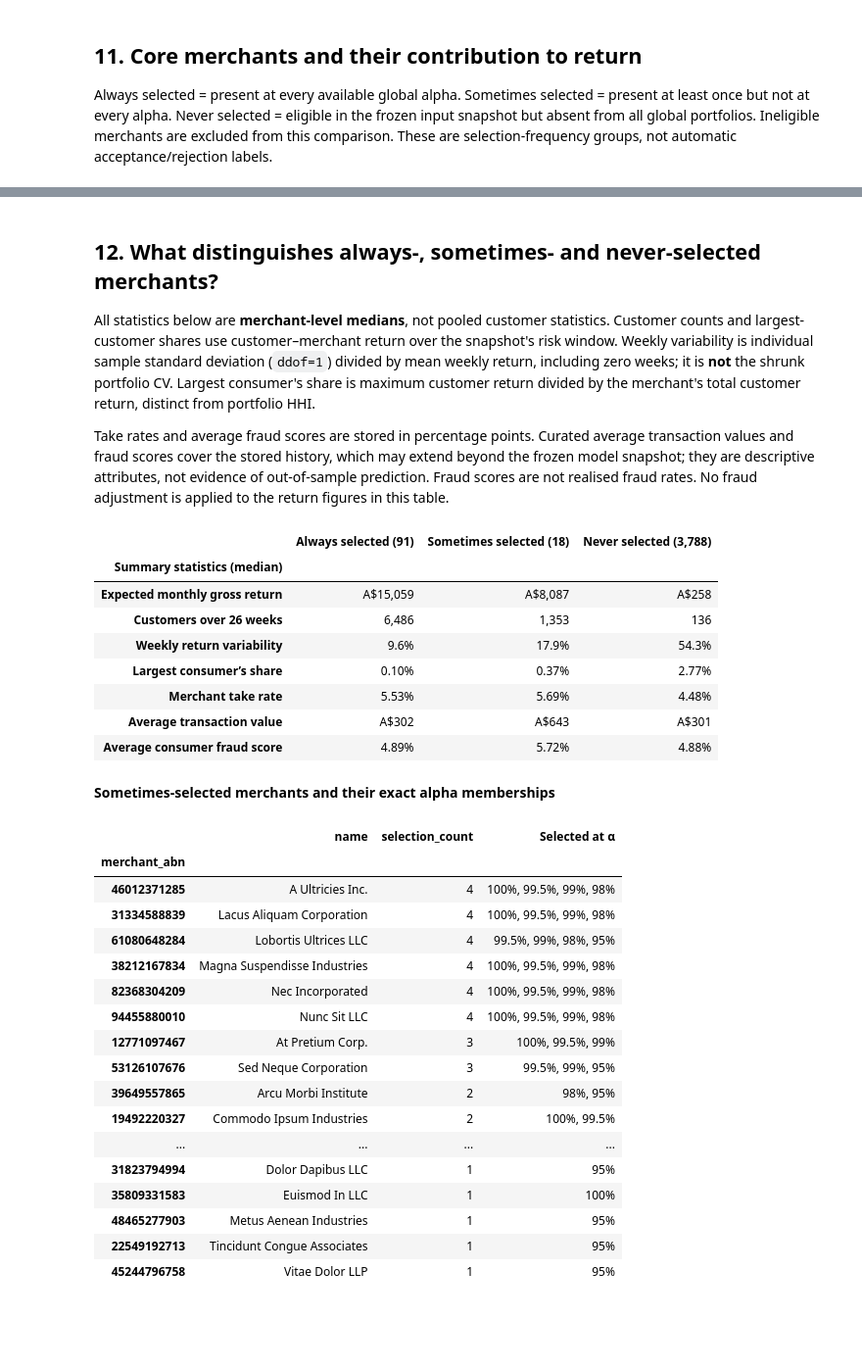
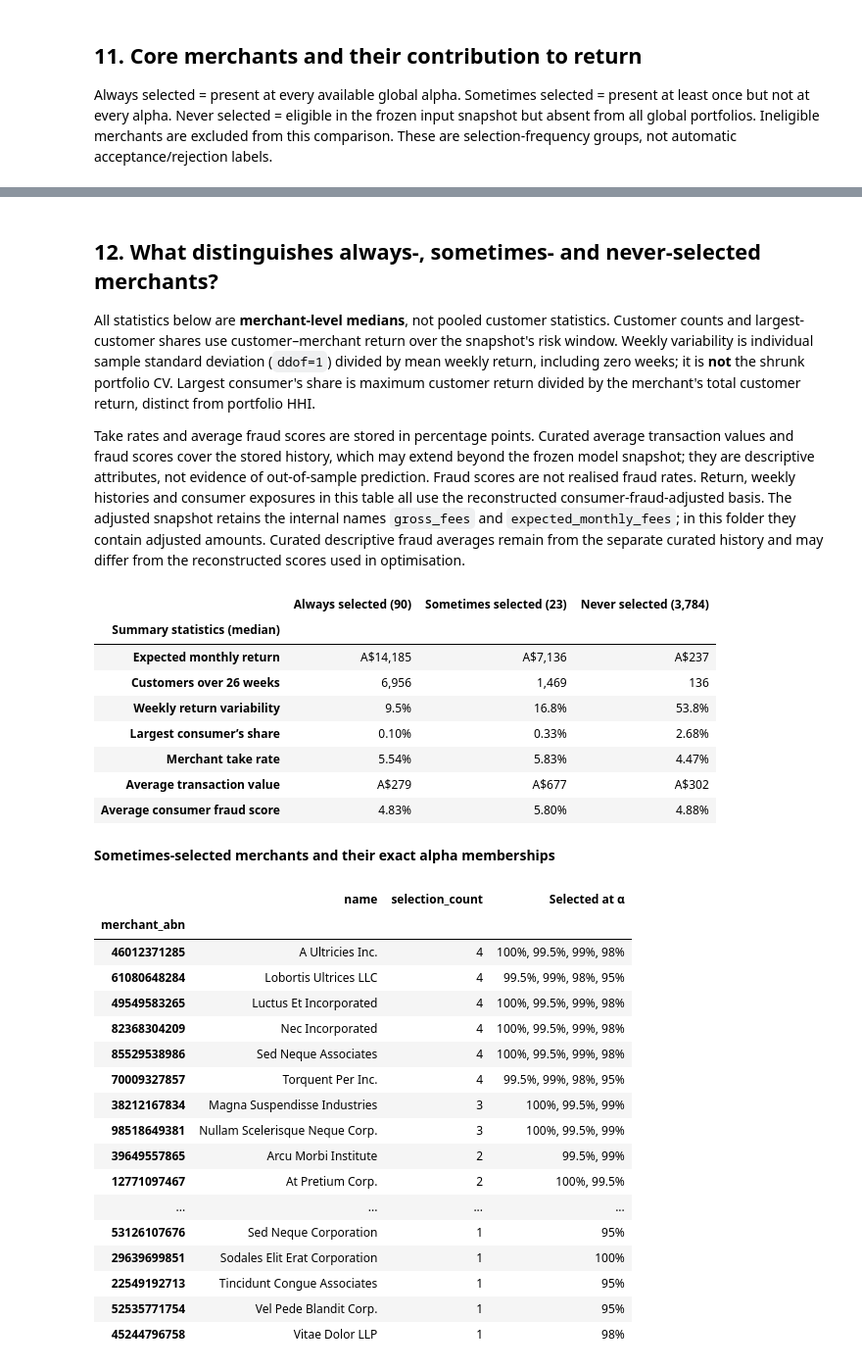
Before and after one commit to hannimeee/industry-project-group-19, a Jupyter notebook: code/11_summary.ipynb, the cells around one changed output, grey strips where cells are left out. Shown at 98% size. Cells and saved outputs as stored; diff of their text form; code cells hidden in the pictures; blank space fills up the shorter version.

```diff
--- a/code/11_summary.ipynb
+++ b/code/11_summary.ipynb
@@ -215,0 +130,19 @@ Technology, Digital & Communications — retention 100.0%
+# %%
+SELECTED_RETENTION = 1.0
+
+RANKING_COLUMNS = [
+    "rank_by_expected_fees",
+    "merchant_abn",
+    "merchant_name",
+    "merchant_category",
+    "merchant_expected_monthly_adjusted_fees",
+]
+
+def ranking_head(frame, retention=SELECTED_RETENTION):
+    selected = frame.loc[np.isclose(frame["retention"], retention)].copy()
+    if len(selected) != 100:
+        raise ValueError(f"Expected 100 merchants at retention={retention}, found {len(selected)}")
+    return selected.sort_values("rank_by_expected_fees")[RANKING_COLUMNS].head(5)
+
+print(f"Overall portfolio — retention {SELECTED_RETENTION:.1%}")
+display(ranking_head(dashboards["Overall"]))
@@ -233,7 +224,7 @@ SEGMENT_ORDER = [
     "Arts, Crafts, Gifts & Entertainment",
     "Automotive, Outdoor & Recreational Equipment",
 ]
-SNAPSHOT_DIR = PROJECT_ROOT / "handoff" / "input_snapshot"
+SNAPSHOT_DIR = PROJECT_ROOT / "handoff" / "fraud_adjusted" / "input_snapshot"
 GLOBAL = dashboards["Overall"].copy()
 all_rankings = pd.concat([f.assign(scope=s) for s, f in dashboards.items()], ignore_index=True)
 for column in ["as_of", "window_start", "window_end", "portfolio_size", "variability_weight", "concentration_weight"]:
@@ -249,7 +240,7 @@ for scope, frame in all_rankings.groupby("scope"):
             raise ValueError(f"Incorrect portfolio size: {scope}, {ident}")
         if any(rows[c].nunique(dropna=False) != 1 for c in rows if c.startswith("portfolio_")):
             raise ValueError(f"Inconsistent portfolio metrics: {ident}")
-        if not np.isclose(rows.merchant_expected_monthly_gross_fees.sum(), rows.portfolio_expected_monthly_gross_fees.iloc[0]):
+        if not np.isclose(rows.merchant_expected_monthly_adjusted_fees.sum(), rows.portfolio_expected_monthly_adjusted_fees.iloc[0]):
             raise ValueError(f"Merchant and portfolio return totals disagree: {ident}")
 
 metrics = GLOBAL.drop_duplicates("portfolio_id").set_index("retention").sort_index(ascending=False)
@@ -491,7 +486,8 @@ display(core_segments.rename("Core merchant count").to_frame())
 
 All statistics below are **merchant-level medians**, not pooled customer statistics. Customer counts and largest-customer shares use customer–merchant return over the snapshot's risk window. Weekly variability is individual sample standard deviation (`ddof=1`) divided by mean weekly return, including zero weeks; it is **not** the shrunk portfolio CV. Largest consumer's share is maximum customer return divided by the merchant's total customer return, distinct from portfolio HHI.
 
-Take rates and average fraud scores are stored in percentage points. Curated average transaction values and fraud scores cover the stored history, which may extend beyond the frozen model snapshot; they are descriptive attributes, not evidence of out-of-sample prediction. Fraud scores are not realised fraud rates. No fraud adjustment is applied to the return figures in this table.
+Take rates and average fraud scores are stored in percentage points. Curated average transaction values and fraud scores cover the stored history, which may extend beyond the frozen model snapshot; they are descriptive attributes, not evidence of out-of-sample prediction. Fraud scores are not realised fraud rates. Return, weekly histories and consumer exposures in this table all use the reconstructed consumer-fraud-adjusted basis.
+The adjusted snapshot retains the internal names `gross_fees` and `expected_monthly_fees`; in this folder they contain adjusted amounts. Curated descriptive fraud averages remain from the separate curated history and may differ from the reconstructed scores used in optimisation.
 # %%
 weekly = pd.read_parquet(SNAPSHOT_DIR / "weekly_fees.parquet")
 customers = pd.read_parquet(SNAPSHOT_DIR / "customer_fees.parquet")
@@ -517,7 +513,7 @@ if curated.merchant_abn.duplicated().any() or not set(eligible.index).issubset(c
 profiles = eligible[["name", "Selection group", "selection_count", "expected_monthly_fees"]].join(weekly_stats[["weekly_cv"]]).join(customer_stats[["customers", "largest_share"]]).join(curated.set_index("merchant_abn"))
 profiles["customers"] = profiles.customers.fillna(0)
 features = {
-    "Expected monthly gross return": ("expected_monthly_fees", "A${:,.0f}"),
+    "Expected monthly return": ("expected_monthly_fees", "A${:,.0f}"),
     f"Customers over {week_count} weeks": ("customers", "{:,.0f}"),
     "Weekly return variability": ("weekly_cv", "{:.1%}"),
     "Largest consumer’s share": ("largest_share", "{:.2%}"),
@@ -527,53 +523,53 @@ features = {
 }
 group_order = ["Always selected", "Sometimes selected", "Never selected"]
 group_counts = profiles["Selection group"].value_counts().reindex(group_order, fill_value=0)
 summary_medians = pd.DataFrame({g: {label: profiles.loc[profiles["Selection group"].eq(g), col].median() for label, (col, fmt) in features.items()} for g in group_order})
 # Presentation uses conventional half-up rounding for whole-customer medians.
 from decimal import Decimal, ROUND_HALF_UP
 def format_median(label, value, fmt):
     if pd.isna(value):return "—"
     if label.startswith("Customers over"):
         return f"{Decimal(str(value)).quantize(Decimal('1'), rounding=ROUND_HALF_UP):,}"
     return fmt.format(value)
 summary_display = pd.DataFrame({f"{g} ({group_counts[g]:,})": {label: format_median(label, summary_medians.loc[label, g], fmt) for label, (col, fmt) in features.items()} for g in group_order})
 display(summary_display.rename_axis("Summary statistics (median)"))
 missing_counts = profiles.groupby("Selection group")[[col for col, fmt in features.values()]].apply(lambda f: f.isna().sum()).reindex(group_order, fill_value=0)
 if missing_counts.to_numpy().any():
     display(Markdown("**Missing attributes excluded from each median:**"))
     display(missing_counts)
 assert group_counts.sum() == len(eligible)
 assert group_counts["Always selected"] + group_counts["Sometimes selected"] == selected_union
 
 display(Markdown("**Sometimes-selected merchants and their exact alpha memberships**"))
 sometimes = profiles.loc[profiles["Selection group"].eq("Sometimes selected"), ["name", "selection_count"]].copy()
 sometimes["Selected at α"] = alpha_memberships.reindex(sometimes.index)
 display(sometimes.sort_values(["selection_count", "name"], ascending=[False, True]))
 # %% [output]
-|  | Always selected (91) | Sometimes selected (18) | Never selected (3,788) |
+|  | Always selected (90) | Sometimes selected (23) | Never selected (3,784) |
 | Summary statistics (median) |  |  |  |
-| Expected monthly gross return | A$15,059 | A$8,087 | A$258 |
-| Customers over 26 weeks | 6,486 | 1,353 | 136 |
-| Weekly return variability | 9.6% | 17.9% | 54.3% |
-| Largest consumer’s share | 0.10% | 0.37% | 2.77% |
-| Merchant take rate | 5.53% | 5.69% | 4.48% |
-| Average transaction value | A$302 | A$643 | A$301 |
-| Average consumer fraud score | 4.89% | 5.72% | 4.88% |
+| Expected monthly return | A$14,185 | A$7,136 | A$237 |
+| Customers over 26 weeks | 6,956 | 1,469 | 136 |
+| Weekly return variability | 9.5% | 16.8% | 53.8% |
+| Largest consumer’s share | 0.10% | 0.33% | 2.68% |
+| Merchant take rate | 5.54% | 5.83% | 4.47% |
+| Average transaction value | A$279 | A$677 | A$302 |
+| Average consumer fraud score | 4.83% | 5.80% | 4.88% |
 **Sometimes-selected merchants and their exact alpha memberships**
 |  | name | selection_count | Selected at α |
 | merchant_abn |  |  |  |
 | 46012371285 | A Ultricies Inc. | 4 | 100%, 99.5%, 99%, 98% |
-| 31334588839 | Lacus Aliquam Corporation | 4 | 100%, 99.5%, 99%, 98% |
 | 61080648284 | Lobortis Ultrices LLC | 4 | 99.5%, 99%, 98%, 95% |
-| 38212167834 | Magna Suspendisse Industries | 4 | 100%, 99.5%, 99%, 98% |
+| 49549583265 | Luctus Et Incorporated | 4 | 100%, 99.5%, 99%, 98% |
 | 82368304209 | Nec Incorporated | 4 | 100%, 99.5%, 99%, 98% |
-| 94455880010 | Nunc Sit LLC | 4 | 100%, 99.5%, 99%, 98% |
-| 12771097467 | At Pretium Corp. | 3 | 100%, 99.5%, 99% |
-| 53126107676 | Sed Neque Corporation | 3 | 99.5%, 99%, 95% |
-| 39649557865 | Arcu Morbi Institute | 2 | 98%, 95% |
-| 19492220327 | Commodo Ipsum Industries | 2 | 100%, 99.5% |
+| 85529538986 | Sed Neque Associates | 4 | 100%, 99.5%, 99%, 98% |
+| 70009327857 | Torquent Per Inc. | 4 | 99.5%, 99%, 98%, 95% |
+| 38212167834 | Magna Suspendisse Industries | 3 | 100%, 99.5%, 99% |
+| 98518649381 | Nullam Scelerisque Neque Corp. | 3 | 100%, 99.5%, 99% |
+| 39649557865 | Arcu Morbi Institute | 2 | 99.5%, 99% |
+| 12771097467 | At Pretium Corp. | 2 | 100%, 99.5% |
 | ... | ... | ... | ... |
-| 31823794994 | Dolor Dapibus LLC | 1 | 95% |
-| 35809331583 | Euismod In LLC | 1 | 100% |
-| 48465277903 | Metus Aenean Industries | 1 | 95% |
+| 53126107676 | Sed Neque Corporation | 1 | 95% |
+| 29639699851 | Sodales Elit Erat Corporation | 1 | 100% |
 | 22549192713 | Tincidunt Congue Associates | 1 | 95% |
-| 45244796758 | Vitae Dolor LLP | 1 | 95% |
+| 52535771754 | Vel Pede Blandit Corp. | 1 | 95% |
+| 45244796758 | Vitae Dolor LLP | 1 | 98% |
```
Also changed, not shown: parts of 32 cells of this notebook.
